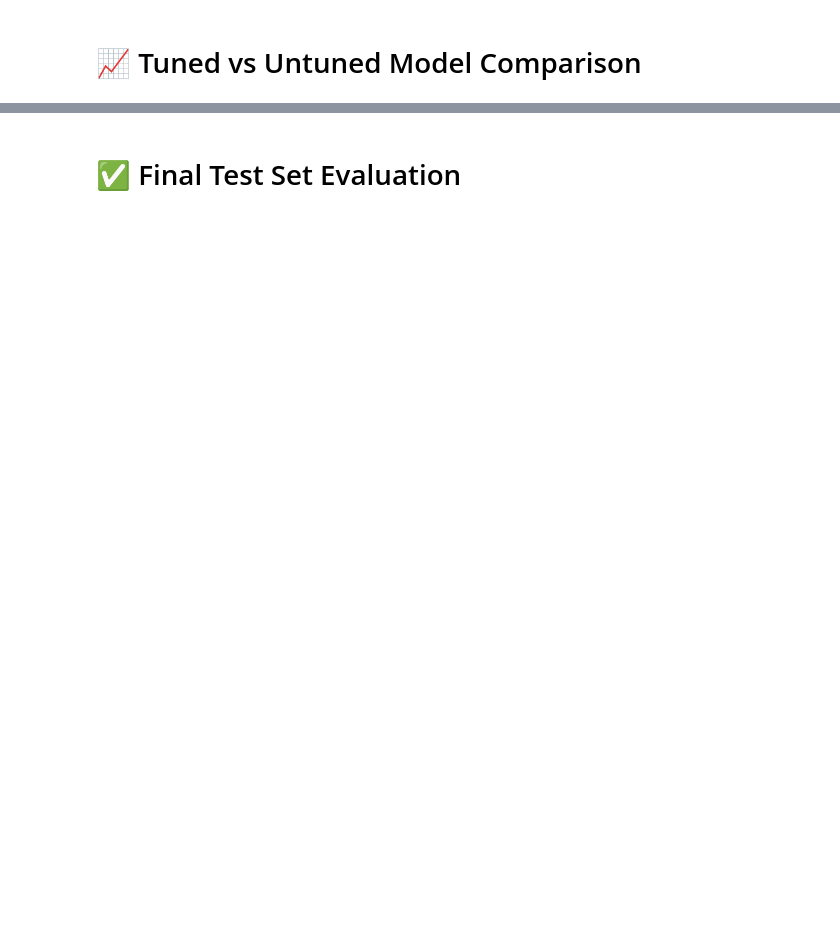
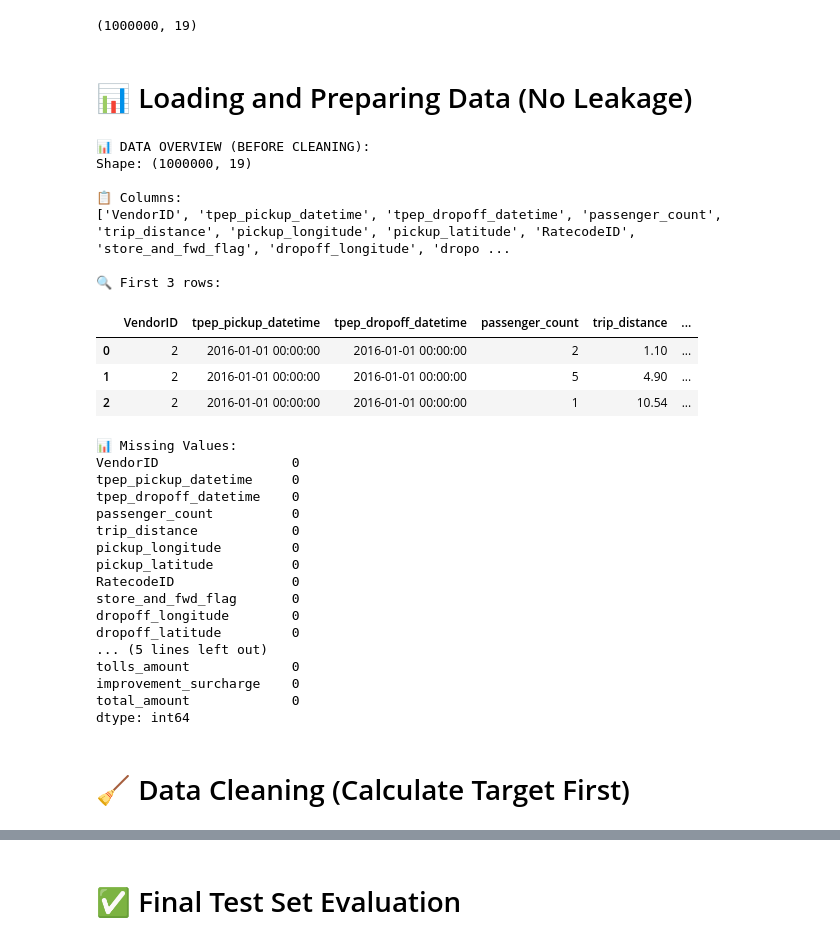
Before and after one commit to silvaxxx1/mlops-zoomcamp, a Jupyter notebook: 1-intro_and_setup/nyc.ipynb, the cells around one changed output, grey strips where cells are left out. Drawn from its saved outputs; the diff is of its cells as text; code cells hidden in the pictures; blank space fills up the shorter version.

```diff
--- a/1-intro_and_setup/nyc.ipynb
+++ b/1-intro_and_setup/nyc.ipynb
@@ -686,2 +91,0 @@ print(f"💡 All tuned models saved in MLflow for comparison")
-# %% [markdown]
-# 📈 Tuned vs Untuned Model Comparison
@@ -767,0 +92,71 @@ print(f"🔧 Best parameters: {optimization_results[best_model_name]['best_param
+# %%
+
+sorted(os.listdir(path))
+
+import pandas as pd
+
+file = f"{path}/yellow_tripdata_2016-01.csv"
+
+chunks = pd.read_csv(
+    file,
+    chunksize=500_000,
+    low_memory=False
+)
+
+df1 = next(chunks)
+df2 = next(chunks)
+
+df = pd.concat([df1, df2], ignore_index=True)
+df.shape
+
+
+
+df = pd.concat([df1, df2], ignore_index=True)
+df.shape
+# %% [output]
+(1000000, 19)
+# %% [markdown]
+# 📊 Loading and Preparing Data (No Leakage)
+# %%
+# Assuming df is already loaded as per your example
+# df = pd.concat([df1, df2], ignore_index=True)
+
+print("📊 DATA OVERVIEW (BEFORE CLEANING):")
+print(f"Shape: {df.shape}")
+print(f"\n📋 Columns:")
+print(list(df.columns))
+print(f"\n🔍 First 3 rows:")
+display(df.head(3))
+print(f"\n📊 Missing Values:")
+print(df.isnull().sum())
+# %% [output]
+📊 DATA OVERVIEW (BEFORE CLEANING):
+Shape: (1000000, 19)
+
+📋 Columns:
+['VendorID', 'tpep_pickup_datetime', 'tpep_dropoff_datetime', 'passenger_count', 'trip_distance', 'pickup_longitude', 'pickup_latitude', 'RatecodeID', 'store_and_fwd_flag', 'dropoff_longitude', 'dropo ...
+
+🔍 First 3 rows:
+|  | VendorID | tpep_pickup_datetime | tpep_dropoff_datetime | passenger_count | trip_distance | ... |
+| 0 | 2 | 2016-01-01 00:00:00 | 2016-01-01 00:00:00 | 2 | 1.10 | ... |
+| 1 | 2 | 2016-01-01 00:00:00 | 2016-01-01 00:00:00 | 5 | 4.90 | ... |
+| 2 | 2 | 2016-01-01 00:00:00 | 2016-01-01 00:00:00 | 1 | 10.54 | ... |
+📊 Missing Values:
+VendorID                 0
+tpep_pickup_datetime     0
+tpep_dropoff_datetime    0
+passenger_count          0
+trip_distance            0
+pickup_longitude         0
+pickup_latitude          0
+RatecodeID               0
+store_and_fwd_flag       0
+dropoff_longitude        0
+dropoff_latitude         0
+... (5 lines left out)
+tolls_amount             0
+improvement_surcharge    0
+total_amount             0
+dtype: int64
+# %% [markdown]
+# 🧹 Data Cleaning (Calculate Target First)
```
Also changed, not shown: parts of 70 cells of this notebook, 3 other files.
